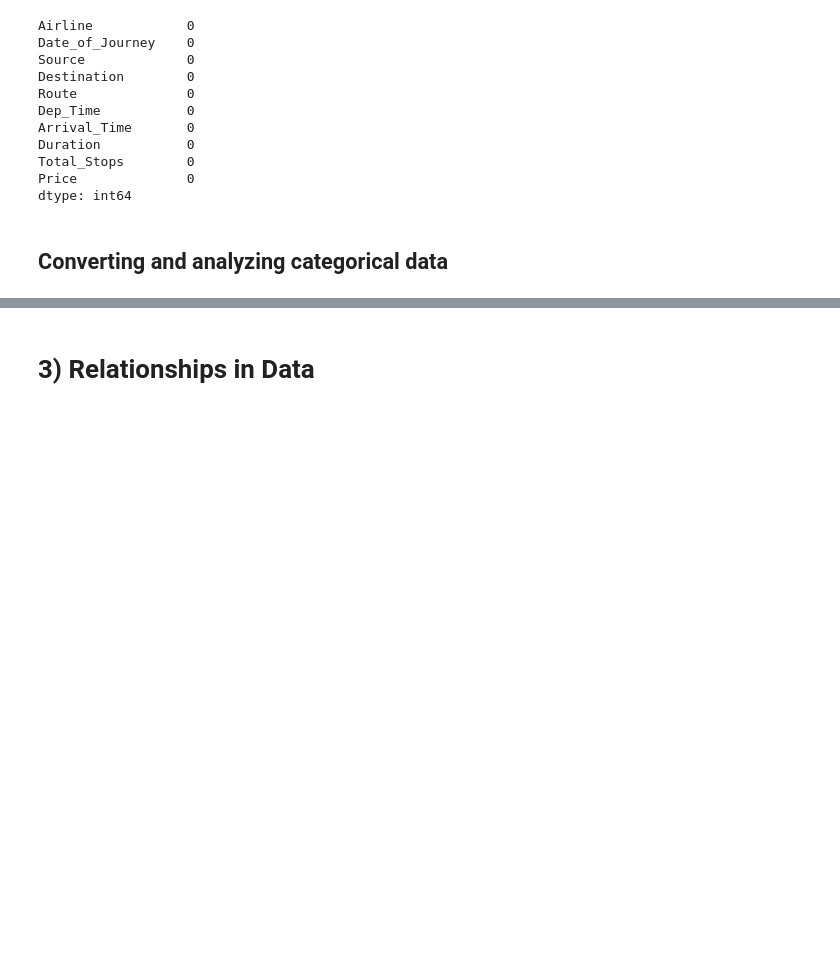
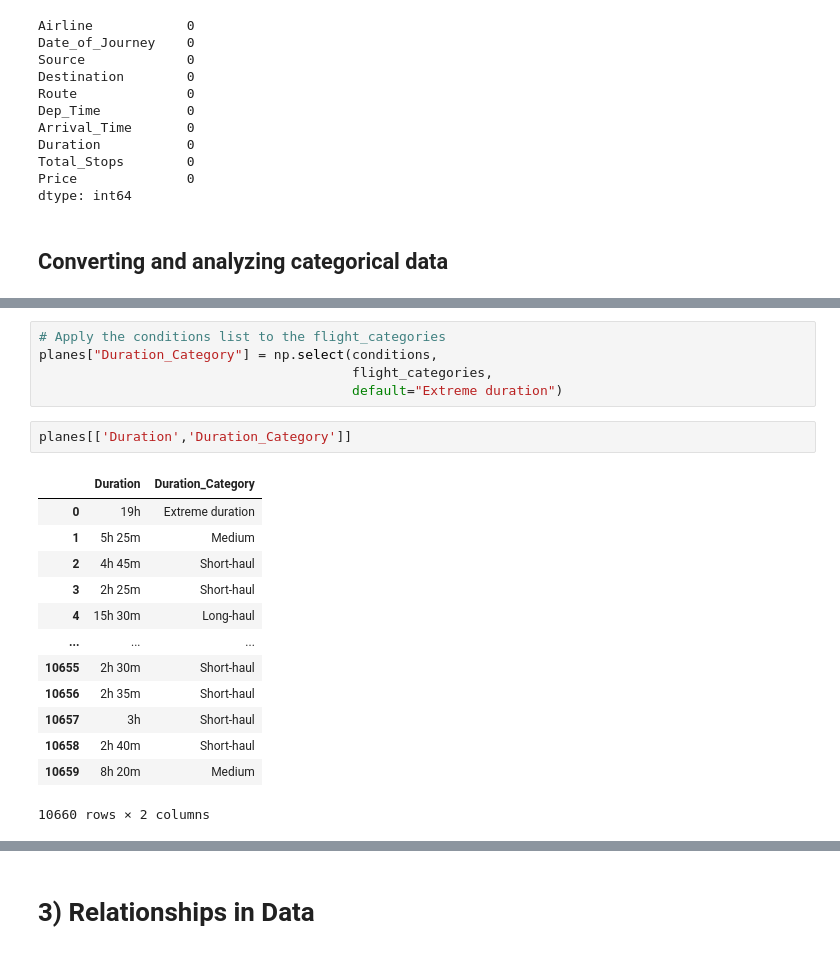
Before and after one commit to FarellFahrozi/data-camp, a Jupyter notebook: data_camp_courses/exploratory_data_analysis.ipynb, the cells around one changed output, grey strips where cells are left out. Saved outputs shown, nothing was run; the diff lists cells and outputs as text; blank space fills up the shorter version.

```diff
--- a/data_camp_courses/exploratory_data_analysis.ipynb
+++ b/data_camp_courses/exploratory_data_analysis.ipynb
@@ -588,0 +670,21 @@ dtype: int64
+# %%
+# Apply the conditions list to the flight_categories
+planes["Duration_Category"] = np.select(conditions,
+                                        flight_categories,
+                                        default="Extreme duration")
+# %%
+planes[['Duration','Duration_Category']]
+# %% [output]
+|  | Duration | Duration_Category |
+| 0 | 19h | Extreme duration |
+| 1 | 5h 25m | Medium |
+| 2 | 4h 45m | Short-haul |
+| 3 | 2h 25m | Short-haul |
+| 4 | 15h 30m | Long-haul |
+| ... | ... | ... |
+| 10655 | 2h 30m | Short-haul |
+| 10656 | 2h 35m | Short-haul |
+| 10657 | 3h | Short-haul |
+| 10658 | 2h 40m | Short-haul |
+| 10659 | 8h 20m | Medium |
+10660 rows × 2 columns
```
Also changed, not shown: parts of 12 cells of this notebook.
